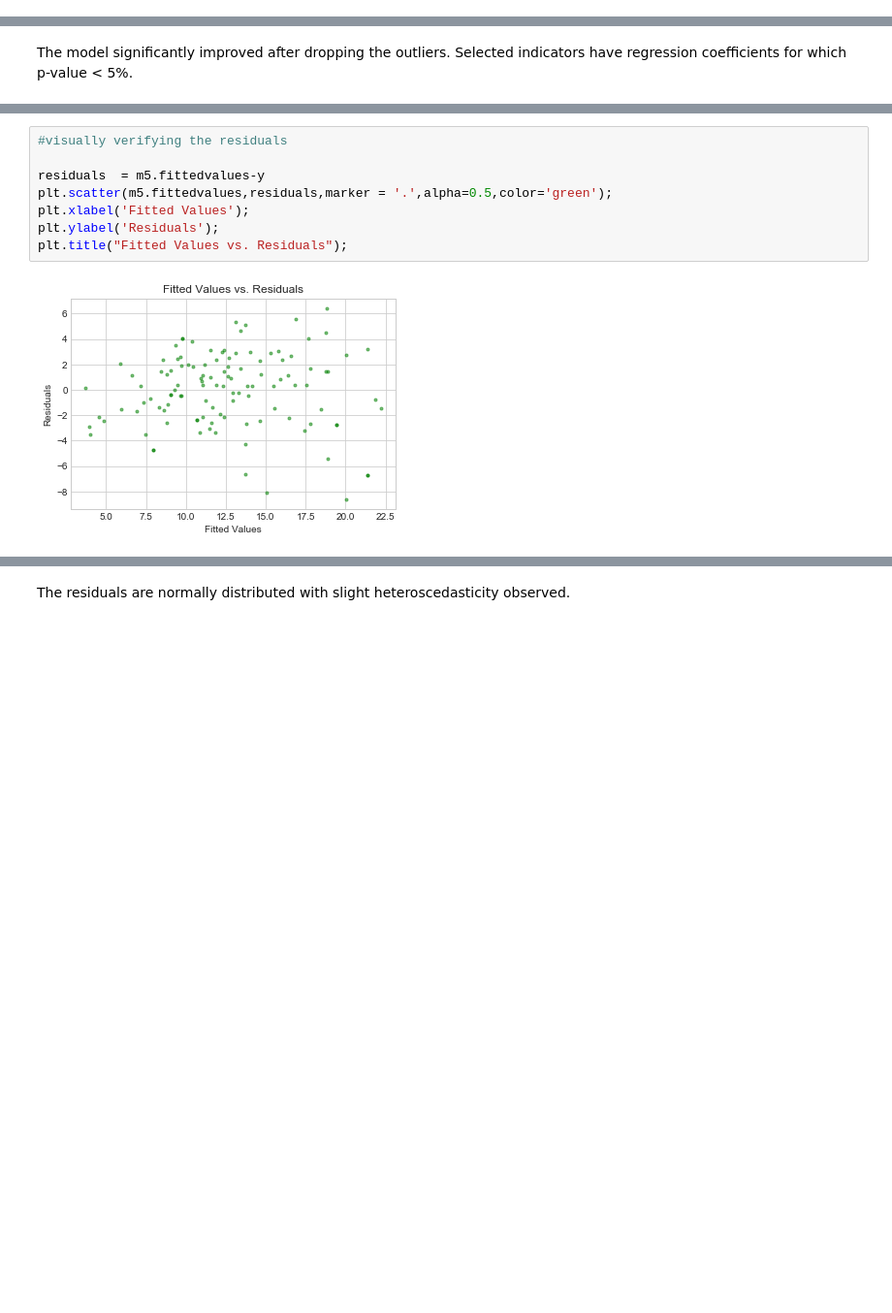
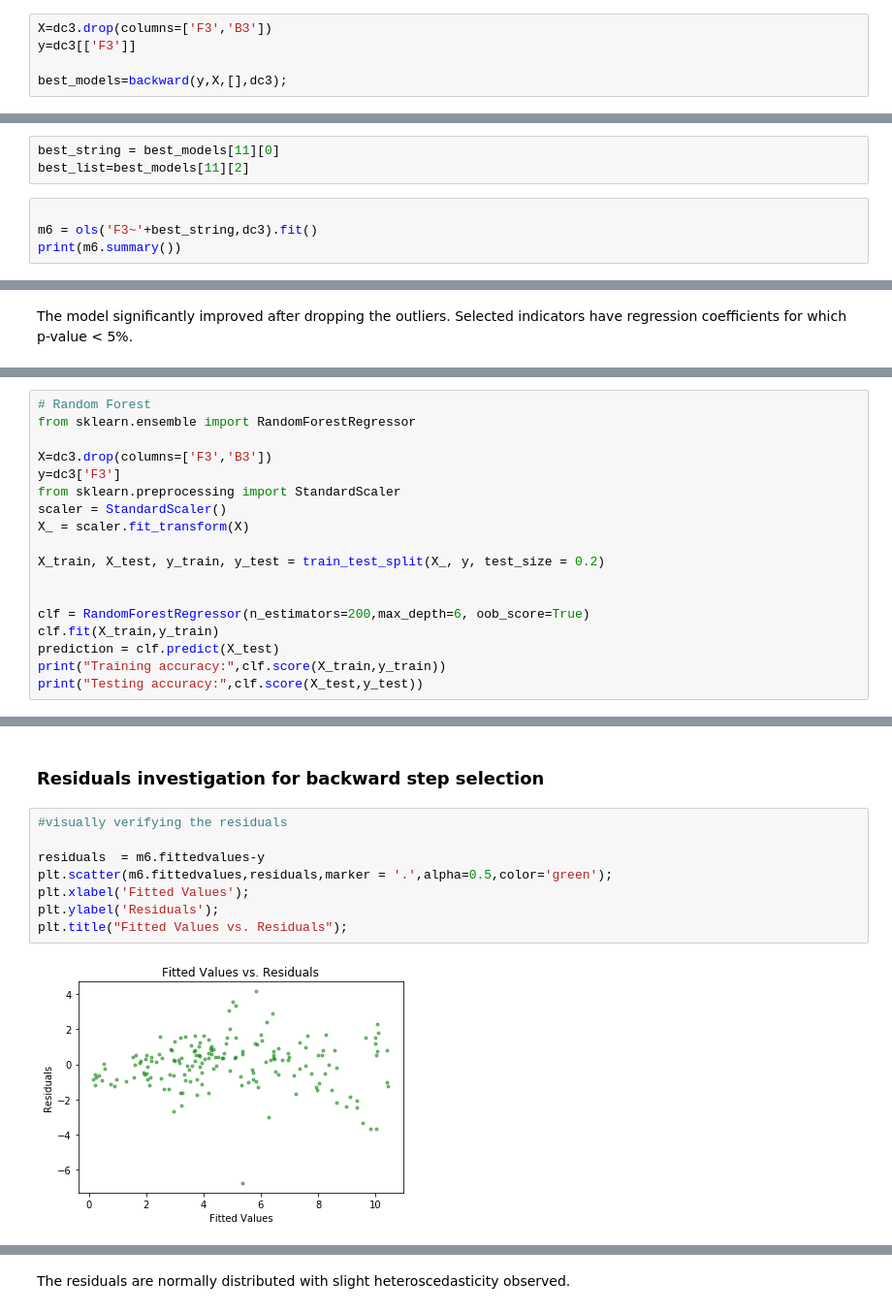
Before and after one commit to czapol/Analysis-of-Crimes-in-the-City-of-New-York, a Jupyter notebook: ANALYSIS OF CRIMES IN THE CITY OF NEW YORK.ipynb, the cells around one changed output, grey strips where cells are left out. Shown at 97% size. Cells and saved outputs as stored; diff of their text form; blank space fills up the shorter version.

```diff
--- a/ANALYSIS OF CRIMES IN THE CITY OF NEW YORK.ipynb
+++ b/ANALYSIS OF CRIMES IN THE CITY OF NEW YORK.ipynb
@@ -462,0 +617,5 @@ strong multicollinearity or other numerical problems.
+# %%
+X=dc3.drop(columns=['F3','B3'])
+y=dc3[['F3']]
+
+best_models=backward(y,X,[],dc3);
@@ -462,0 +631,7 @@ strong multicollinearity or other numerical problems.
+# %%
+best_string = best_models[11][0]
+best_list=best_models[11][2]
+# %%
+
+m6 = ols('F3~'+best_string,dc3).fit()
+print(m6.summary())
@@ -496,0 +875,18 @@ Mean CV: 0.507739796809
+# %%
+# Random Forest
+from sklearn.ensemble import RandomForestRegressor
+
+X=dc3.drop(columns=['F3','B3'])
+y=dc3['F3']
+from sklearn.preprocessing import StandardScaler
+scaler = StandardScaler()
+X_ = scaler.fit_transform(X)
+
+X_train, X_test, y_train, y_test = train_test_split(X_, y, test_size = 0.2)
+
+
+clf = RandomForestRegressor(n_estimators=200,max_depth=6, oob_score=True)
+clf.fit(X_train,y_train)
+prediction = clf.predict(X_test)
+print("Training accuracy:",clf.score(X_train,y_train))
+print("Testing accuracy:",clf.score(X_test,y_test))
@@ -497,13 +929,15 @@ Mean CV: 0.507739796809
+# %% [markdown]
+### Residuals investigation for backward step selection
 # %%
 #visually verifying the residuals
 
-residuals  = m5.fittedvalues-y
-plt.scatter(m5.fittedvalues,residuals,marker = '.',alpha=0.5,color='green');
+residuals  = m6.fittedvalues-y
+plt.scatter(m6.fittedvalues,residuals,marker = '.',alpha=0.5,color='green');
 plt.xlabel('Fitted Values');
 plt.ylabel('Residuals');
 plt.title("Fitted Values vs. Residuals");
 # %% [output]
-[figure, old version]
+[figure, new version]
 # %%
 # checking the normal distribution of the residuals
 
```
Also changed, not shown: parts of 52 cells of this notebook, 2 other files.
